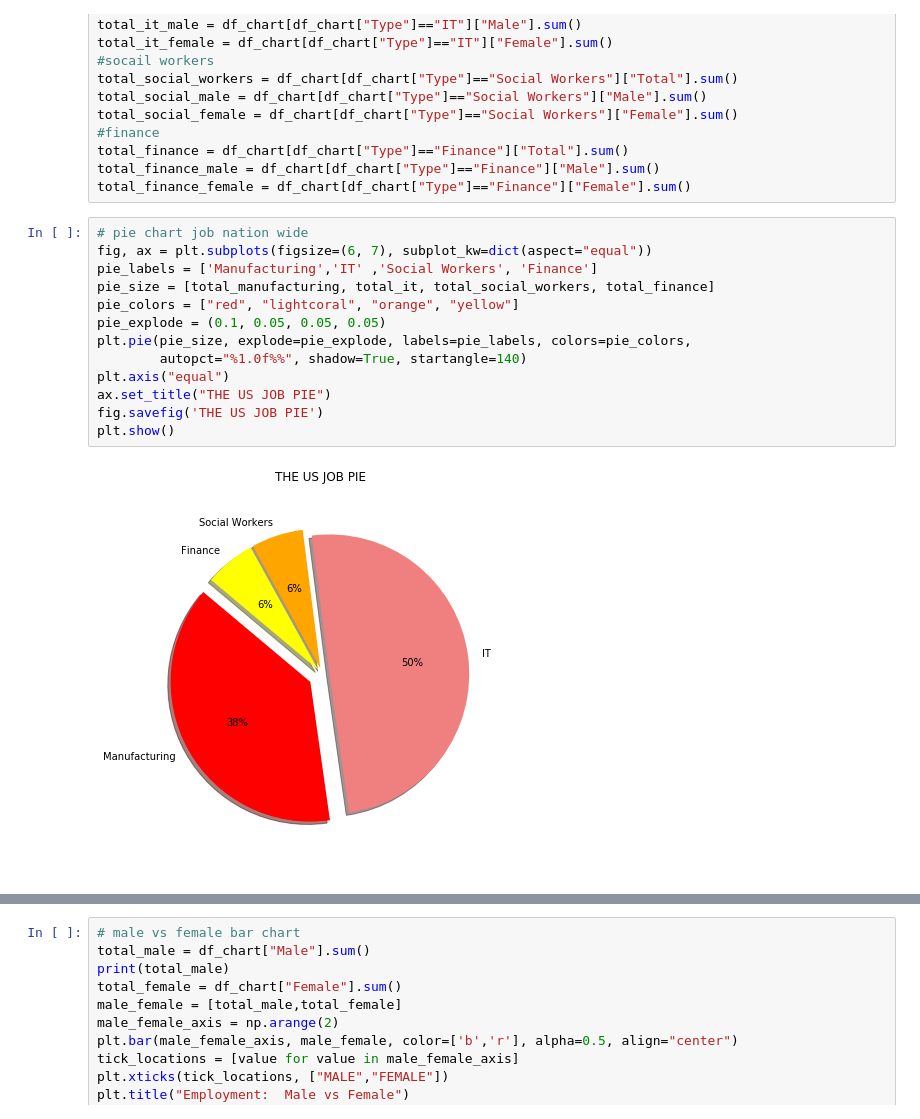
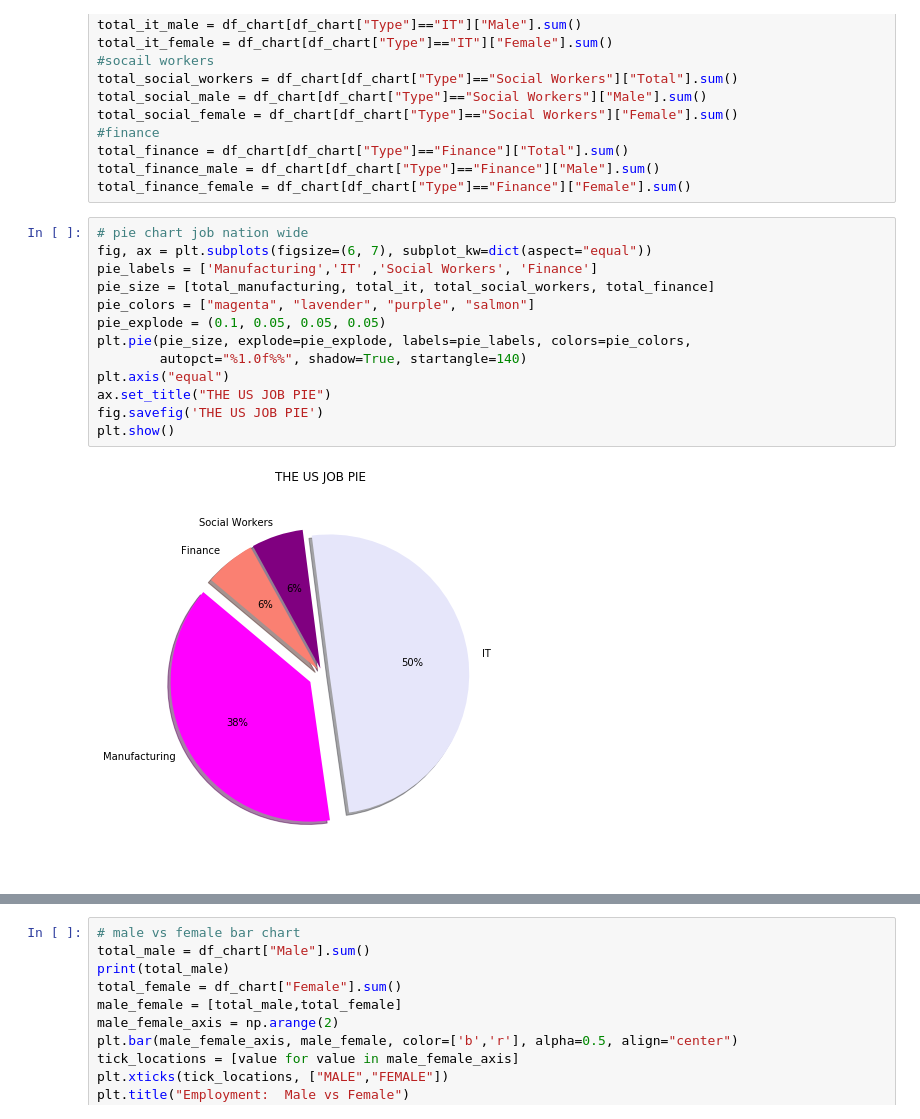
Before and after one commit to scooops94/Project_CSS, a Jupyter notebook: chart/Chart_job_census_data.ipynb, the cells around one changed output, grey strips where cells are left out. Cells and saved outputs as stored; diff of their text form.

```diff
--- a/chart/Chart_job_census_data.ipynb
+++ b/chart/Chart_job_census_data.ipynb
@@ -47,18 +47,18 @@ total_finance_female = df_chart[df_chart["Type"]=="Finance"]["Female"].sum()
 # %%
 # pie chart job nation wide
 fig, ax = plt.subplots(figsize=(6, 7), subplot_kw=dict(aspect="equal"))
 pie_labels = ['Manufacturing','IT' ,'Social Workers', 'Finance']
 pie_size = [total_manufacturing, total_it, total_social_workers, total_finance]
-pie_colors = ["red", "lightcoral", "orange", "yellow"]
+pie_colors = ["magenta", "lavender", "purple", "salmon"]
 pie_explode = (0.1, 0.05, 0.05, 0.05)
 plt.pie(pie_size, explode=pie_explode, labels=pie_labels, colors=pie_colors,
         autopct="%1.0f%%", shadow=True, startangle=140)
 plt.axis("equal")
 ax.set_title("THE US JOB PIE")
 fig.savefig('THE US JOB PIE')
 plt.show()
 # %% [output]
-[figure, old version]
+[figure, new version]
 # %%
 # male pie chart job nation wide
 fig, ax = plt.subplots(figsize=(6, 7), subplot_kw=dict(aspect="equal"))
```
Also changed, not shown: parts of 2 cells of this notebook, 3 other files.
